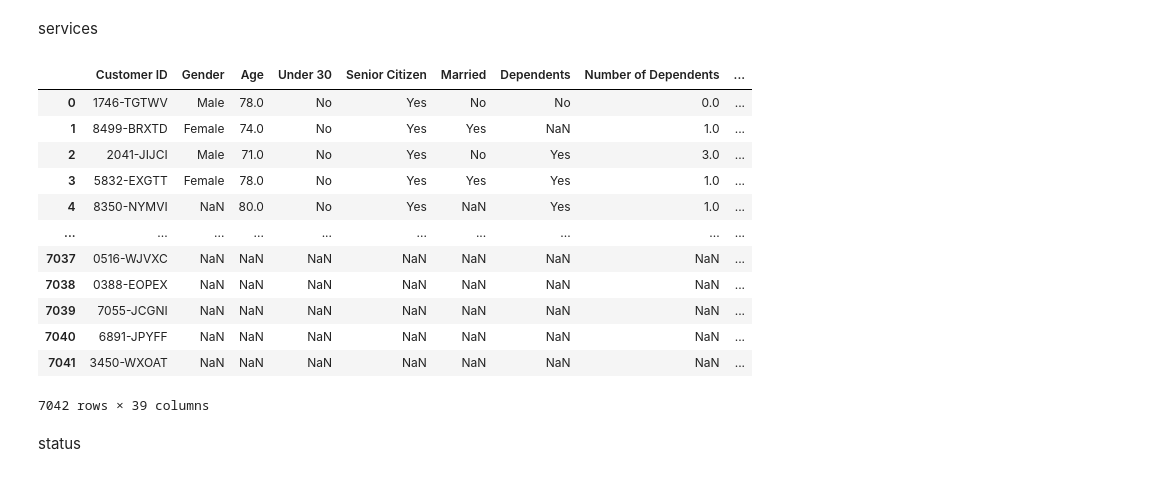
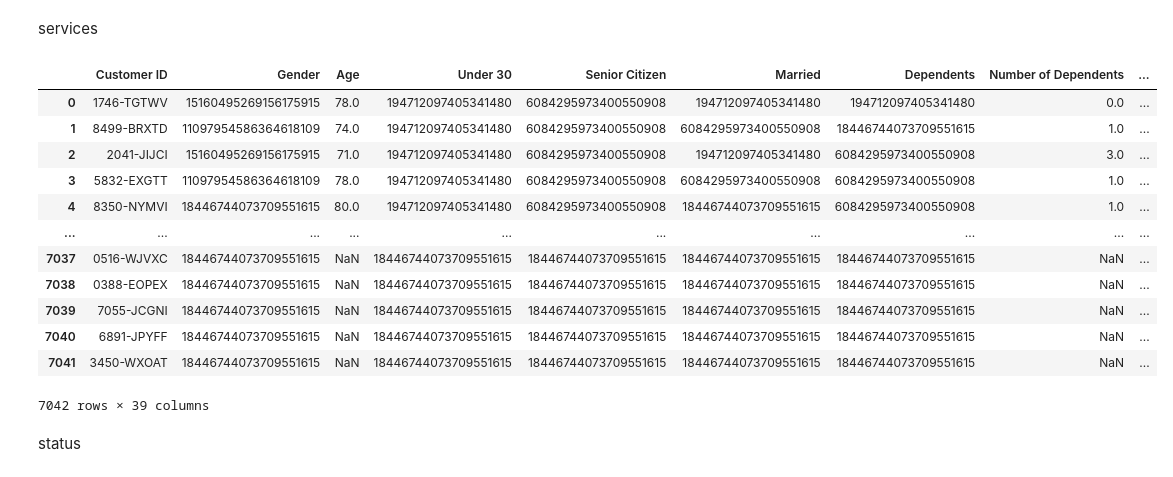
Before and after one commit to SinHanYang/html_final_project, a Jupyter notebook: main.ipynb, the cells around one changed output. Cells and saved outputs as stored; diff of their text form; code cells hidden in the pictures.

Commit message:
hash all string feature, but performance isn't better

```diff
--- a/main.ipynb
+++ b/main.ipynb
@@ -85,23 +97,47 @@ services
 # %%
 services=pd.read_csv('services.csv')
 services.columns=['Customer ID','Count','Quarter','Referred a Friend','Number of Referrals','Tenure in Months','Offer','Phone Service','Avg Monthly Long Distance Charges','Multiple Lines','Internet Service','Internet Type','Avg Monthly GB Download','Online Security','Online Backup','Device Protection Plan','Premium Tech Support','Streaming TV','Streaming Movies','Streaming Music','Unlimited Data','Contract','Paperless Billing','Payment Method','Monthly Charge','Total Charges','Total Refunds','Total Extra Data Charges','Total Long Distance Charges','Total Revenue']
 # Quarter are always Q3
 services.drop(['Count','Quarter'],axis=1,inplace=True)
 users=pd.merge(users,services,on='Customer ID',how='outer')
-users
+df=pd.DataFrame(users)
+df["Married"]=pd.util.hash_array(df["Married"].to_numpy())
+df["Gender"]=pd.util.hash_array(df["Gender"].to_numpy())
+df["Under 30"]=pd.util.hash_array(df["Under 30"].to_numpy())
+df["Senior Citizen"]=pd.util.hash_array(df["Senior Citizen"].to_numpy())
+df["Dependents"]=pd.util.hash_array(df["Dependents"].to_numpy())
+df["City"]=pd.util.hash_array(df["City"].to_numpy())
+#df["Referred a friend"]=pd.util.hash_array(df["Referred a friend"].to_numpy())
+#df["Offer"]=pd.util.hash_array(df["Offer"].to_numpy())
+df["Phone Service"]=pd.util.hash_array(df["Phone Service"].to_numpy())
+df["Multiple Lines"]=pd.util.hash_array(df["Multiple Lines"].to_numpy())
+df["Internet Service"]=pd.util.hash_array(df["Internet Service"].to_numpy())
+df["Internet Type"]=pd.util.hash_array(df["Internet Type"].to_numpy())
+df["Online Security"]=pd.util.hash_array(df["Online Security"].to_numpy())
+df["Online Backup"]=pd.util.hash_array(df["Online Backup"].to_numpy())
+df["Device Protection Plan"]=pd.util.hash_array(df["Device Protection Plan"].to_numpy())
+df["Premium Tech Support"]=pd.util.hash_array(df["Premium Tech Support"].to_numpy())
+df["Streaming TV"]=pd.util.hash_array(df["Streaming TV"].to_numpy())
+df["Streaming Movies"]=pd.util.hash_array(df["Streaming Movies"].to_numpy())
+df["Streaming Music"]=pd.util.hash_array(df["Streaming Music"].to_numpy())
+df["Unlimited Data"]=pd.util.hash_array(df["Unlimited Data"].to_numpy())
+df["Contract"]=pd.util.hash_array(df["Contract"].to_numpy())
+df["Paperless Billing"]=pd.util.hash_array(df["Paperless Billing"].to_numpy())
+df["Payment Method"]=pd.util.hash_array(df["Payment Method"].to_numpy())
+df
 # %% [output]
 |  | Customer ID | Gender | Age | Under 30 | Senior Citizen | Married | Dependents | Number of Dependents | ... |
-| 0 | 1746-TGTWV | Male | 78.0 | No | Yes | No | No | 0.0 | ... |
-| 1 | 8499-BRXTD | Female | 74.0 | No | Yes | Yes | NaN | 1.0 | ... |
-| 2 | 2041-JIJCI | Male | 71.0 | No | Yes | No | Yes | 3.0 | ... |
-| 3 | 5832-EXGTT | Female | 78.0 | No | Yes | Yes | Yes | 1.0 | ... |
-| 4 | 8350-NYMVI | NaN | 80.0 | No | Yes | NaN | Yes | 1.0 | ... |
+| 0 | 1746-TGTWV | 15160495269156175915 | 78.0 | 194712097405341480 | 6084295973400550908 | 194712097405341480 | 194712097405341480 | 0.0 | ... |
+| 1 | 8499-BRXTD | 11097954586364618109 | 74.0 | 194712097405341480 | 6084295973400550908 | 6084295973400550908 | 18446744073709551615 | 1.0 | ... |
+| 2 | 2041-JIJCI | 15160495269156175915 | 71.0 | 194712097405341480 | 6084295973400550908 | 194712097405341480 | 6084295973400550908 | 3.0 | ... |
+| 3 | 5832-EXGTT | 11097954586364618109 | 78.0 | 194712097405341480 | 6084295973400550908 | 6084295973400550908 | 6084295973400550908 | 1.0 | ... |
+| 4 | 8350-NYMVI | 18446744073709551615 | 80.0 | 194712097405341480 | 6084295973400550908 | 18446744073709551615 | 6084295973400550908 | 1.0 | ... |
 | ... | ... | ... | ... | ... | ... | ... | ... | ... | ... |
-| 7037 | 0516-WJVXC | NaN | NaN | NaN | NaN | NaN | NaN | NaN | ... |
-| 7038 | 0388-EOPEX | NaN | NaN | NaN | NaN | NaN | NaN | NaN | ... |
-| 7039 | 7055-JCGNI | NaN | NaN | NaN | NaN | NaN | NaN | NaN | ... |
-| 7040 | 6891-JPYFF | NaN | NaN | NaN | NaN | NaN | NaN | NaN | ... |
-| 7041 | 3450-WXOAT | NaN | NaN | NaN | NaN | NaN | NaN | NaN | ... |
+| 7037 | 0516-WJVXC | 18446744073709551615 | NaN | 18446744073709551615 | 18446744073709551615 | 18446744073709551615 | 18446744073709551615 | NaN | ... |
+| 7038 | 0388-EOPEX | 18446744073709551615 | NaN | 18446744073709551615 | 18446744073709551615 | 18446744073709551615 | 18446744073709551615 | NaN | ... |
+| 7039 | 7055-JCGNI | 18446744073709551615 | NaN | 18446744073709551615 | 18446744073709551615 | 18446744073709551615 | 18446744073709551615 | NaN | ... |
+| 7040 | 6891-JPYFF | 18446744073709551615 | NaN | 18446744073709551615 | 18446744073709551615 | 18446744073709551615 | 18446744073709551615 | NaN | ... |
+| 7041 | 3450-WXOAT | 18446744073709551615 | NaN | 18446744073709551615 | 18446744073709551615 | 18446744073709551615 | 18446744073709551615 | NaN | ... |
 7042 rows × 39 columns
 # %% [markdown]
 status
```
Also changed, not shown: parts of 9 cells of this notebook, 1 other file.
